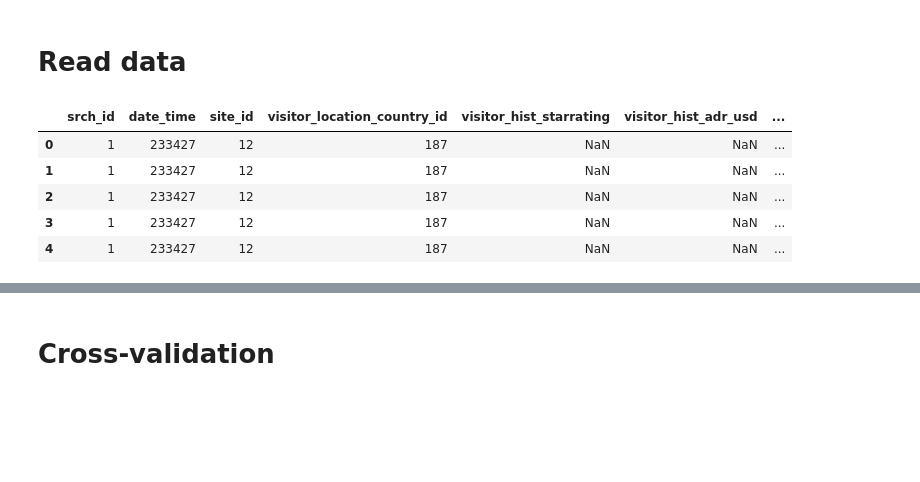
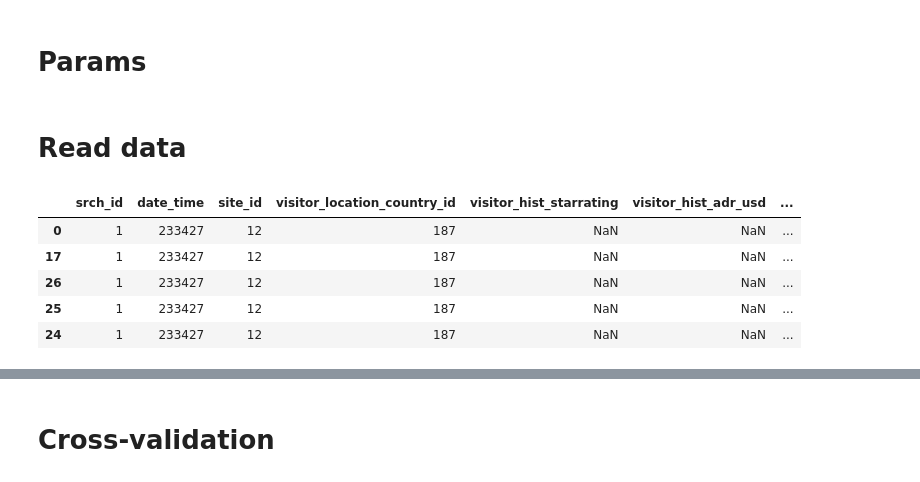
Before and after one commit to OlegBEZb/Personalize-Expedia-Hotel-Searches, a Jupyter notebook: Catboost_ranker_book_click_not.ipynb, the cells around one changed output, grey strips where cells are left out. Cells and saved outputs as stored; diff of their text form; code cells hidden in the pictures; blank space fills up the shorter version.

```diff
--- a/Catboost_ranker_book_click_not.ipynb
+++ b/Catboost_ranker_book_click_not.ipynb
@@ -5,3 +11,5 @@ from catboost import CatBoostRanker, Pool, MetricVisualizer, cv
 import pandas as pd
 pd.set_option('max_columns', None)
 import os
+# %% [markdown]
+# Params
@@ -10,15 +38,15 @@ import os
 # %%
 data_path = 'data'
 # %%
-X_train = pd.read_csv(os.path.join(data_path, 'X_train.csv'))
-y_train = pd.read_csv(os.path.join(data_path, 'y_train.csv'))
-groups_train = pd.read_csv(os.path.join(data_path, 'groups_train.csv'))
+X_train = pd.read_pickle(os.path.join(data_path, 'X_train.pickle'))
+y_train = pd.read_pickle(os.path.join(data_path, 'y_train.pickle'))
+groups_train = X_train[group_col] #pd.read_pickle(os.path.join(data_path, 'groups_train.pickle'))
 
 X_train.head()
 # %% [output]
 |  | srch_id | date_time | site_id | visitor_location_country_id | visitor_hist_starrating | visitor_hist_adr_usd | ... |
 | 0 | 1 | 233427 | 12 | 187 | NaN | NaN | ... |
-| 1 | 1 | 233427 | 12 | 187 | NaN | NaN | ... |
-| 2 | 1 | 233427 | 12 | 187 | NaN | NaN | ... |
-| 3 | 1 | 233427 | 12 | 187 | NaN | NaN | ... |
-| 4 | 1 | 233427 | 12 | 187 | NaN | NaN | ... |
+| 17 | 1 | 233427 | 12 | 187 | NaN | NaN | ... |
+| 26 | 1 | 233427 | 12 | 187 | NaN | NaN | ... |
+| 25 | 1 | 233427 | 12 | 187 | NaN | NaN | ... |
+| 24 | 1 | 233427 | 12 | 187 | NaN | NaN | ... |
```
Also changed, not shown: parts of 20 cells of this notebook, 5 other files.
